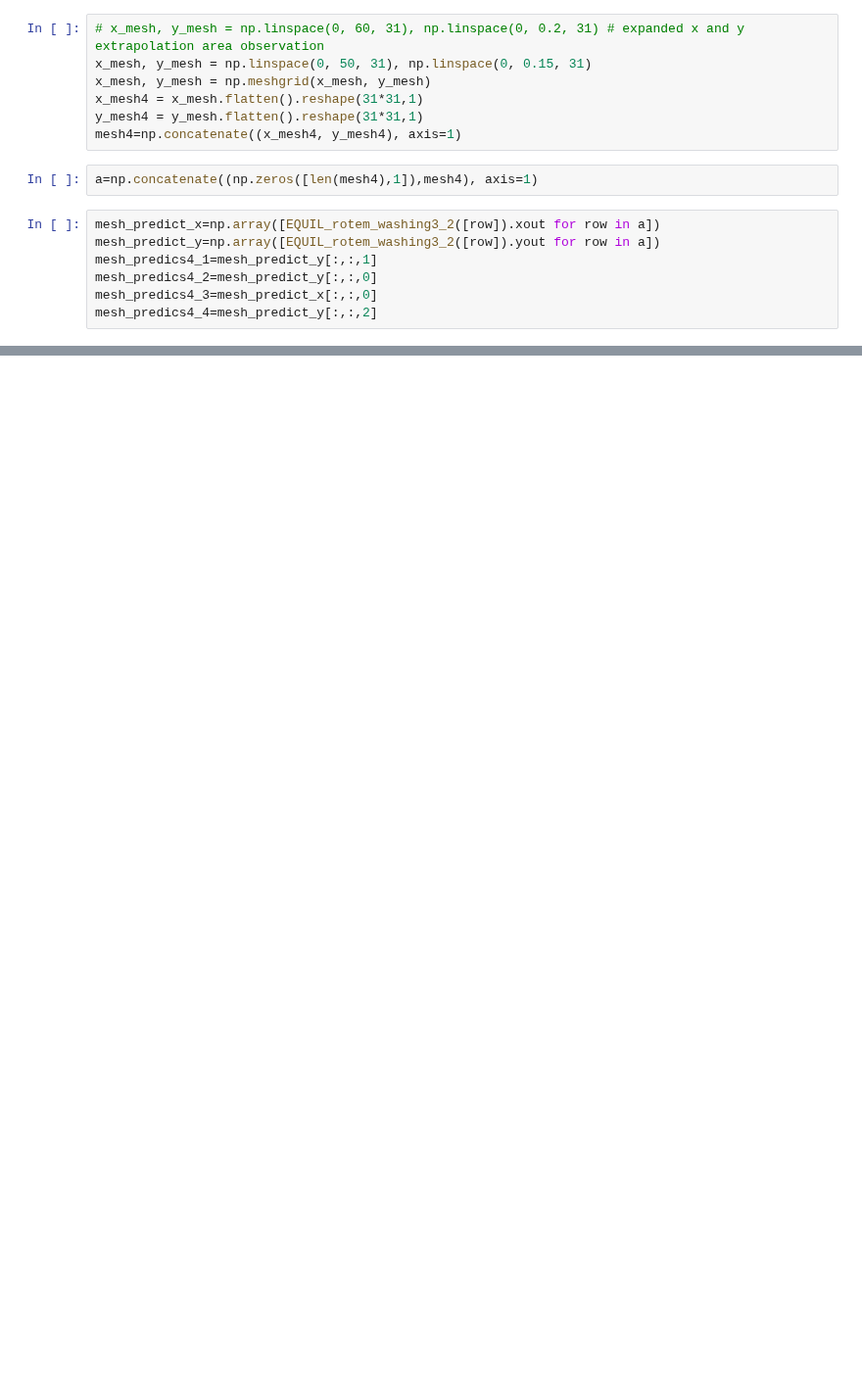
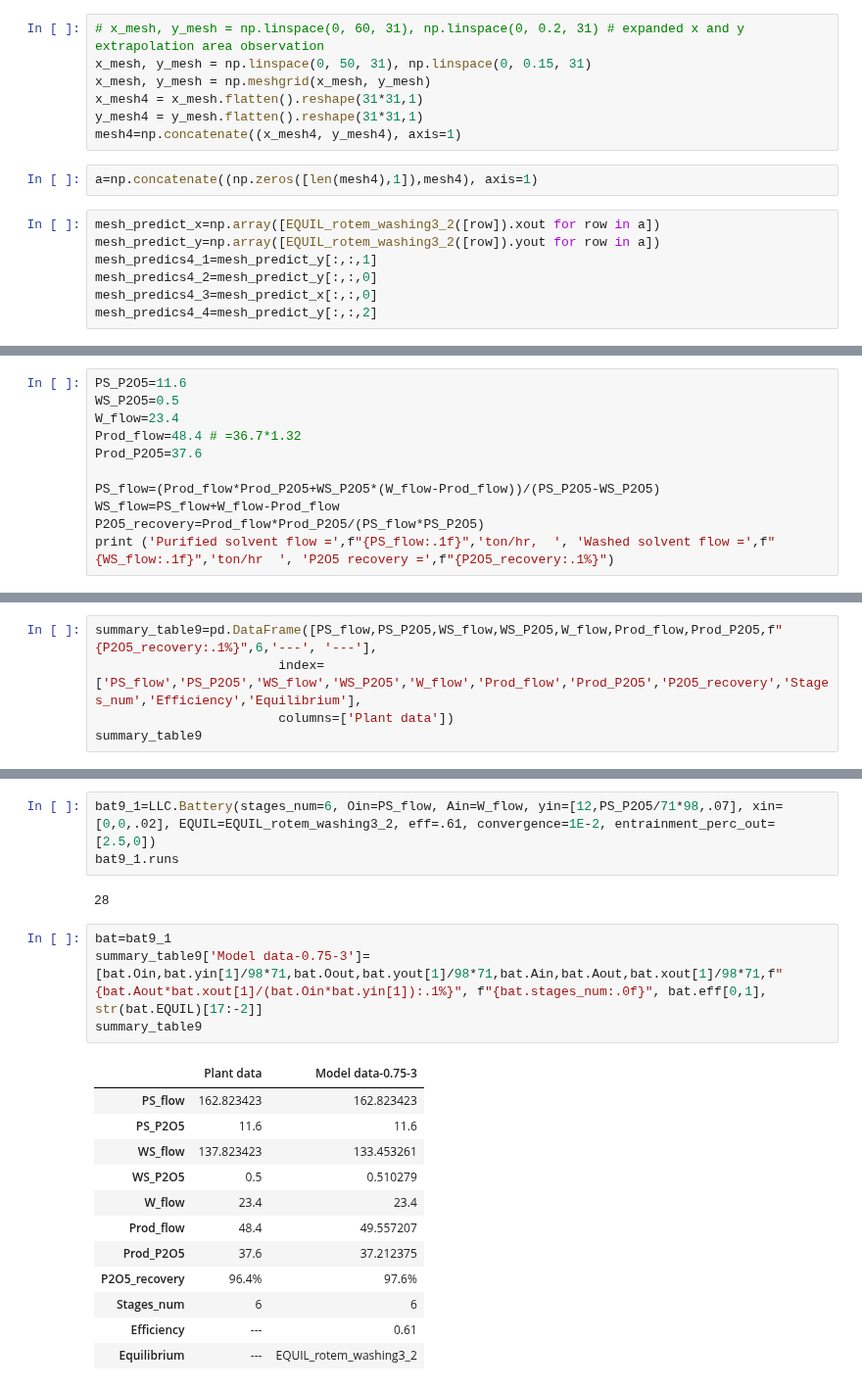
Before and after one commit to vladgap/LLC, a Jupyter notebook: Rotem LLC simulation 9.ipynb, the cells around one changed output, grey strips where cells are left out. Shown at 98% size. Drawn from its saved outputs; the diff is of its cells as text; blank space fills up the shorter version.

```diff
--- a/Rotem LLC simulation 9.ipynb
+++ b/Rotem LLC simulation 9.ipynb
@@ -1239,0 +1246,11 @@ fig_equil8_1.show()
+# %%
+PS_P2O5=11.6
+WS_P2O5=0.5
+W_flow=23.4
+Prod_flow=48.4 # =36.7*1.32
+Prod_P2O5=37.6
+
+PS_flow=(Prod_flow*Prod_P2O5+WS_P2O5*(W_flow-Prod_flow))/(PS_P2O5-WS_P2O5)
+WS_flow=PS_flow+W_flow-Prod_flow
+P2O5_recovery=Prod_flow*Prod_P2O5/(PS_flow*PS_P2O5)
+print ('Purified solvent flow =',f"{PS_flow:.1f}",'ton/hr,  ', 'Washed solvent flow =',f"{WS_flow:.1f}",'ton/hr  ', 'P2O5 recovery =',f"{P2O5_recovery:.1%}")
@@ -1239,0 +1259,5 @@ fig_equil8_1.show()
+# %%
+summary_table9=pd.DataFrame([PS_flow,PS_P2O5,WS_flow,WS_P2O5,W_flow,Prod_flow,Prod_P2O5,f"{P2O5_recovery:.1%}",6,'---', '---'],
+                        index=['PS_flow','PS_P2O5','WS_flow','WS_P2O5','W_flow','Prod_flow','Prod_P2O5','P2O5_recovery','Stages_num','Efficiency','Equilibrium'],
+                        columns=['Plant data'])
+summary_table9
@@ -1239,0 +1277,22 @@ fig_equil8_1.show()
+# %%
+bat9_1=LLC.Battery(stages_num=6, Oin=PS_flow, Ain=W_flow, yin=[12,PS_P2O5/71*98,.07], xin=[0,0,.02], EQUIL=EQUIL_rotem_washing3_2, eff=.61, convergence=1E-2, entrainment_perc_out=[2.5,0])
+bat9_1.runs
+# %% [output]
+28
+# %%
+bat=bat9_1
+summary_table9['Model data-0.75-3']=[bat.Oin,bat.yin[1]/98*71,bat.Oout,bat.yout[1]/98*71,bat.Ain,bat.Aout,bat.xout[1]/98*71,f"{bat.Aout*bat.xout[1]/(bat.Oin*bat.yin[1]):.1%}", f"{bat.stages_num:.0f}", bat.eff[0,1], str(bat.EQUIL)[17:-2]]
+summary_table9
+# %% [output]
+|  | Plant data | Model data-0.75-3 |
+| PS_flow | 162.823423 | 162.823423 |
+| PS_P2O5 | 11.6 | 11.6 |
+| WS_flow | 137.823423 | 133.453261 |
+| WS_P2O5 | 0.5 | 0.510279 |
+| W_flow | 23.4 | 23.4 |
+| Prod_flow | 48.4 | 49.557207 |
+| Prod_P2O5 | 37.6 | 37.212375 |
+| P2O5_recovery | 96.4% | 97.6% |
+| Stages_num | 6 | 6 |
+| Efficiency | --- | 0.61 |
+| Equilibrium | --- | EQUIL_rotem_washing3_2 |
```
Also changed, not shown: parts of 15 cells of this notebook.
